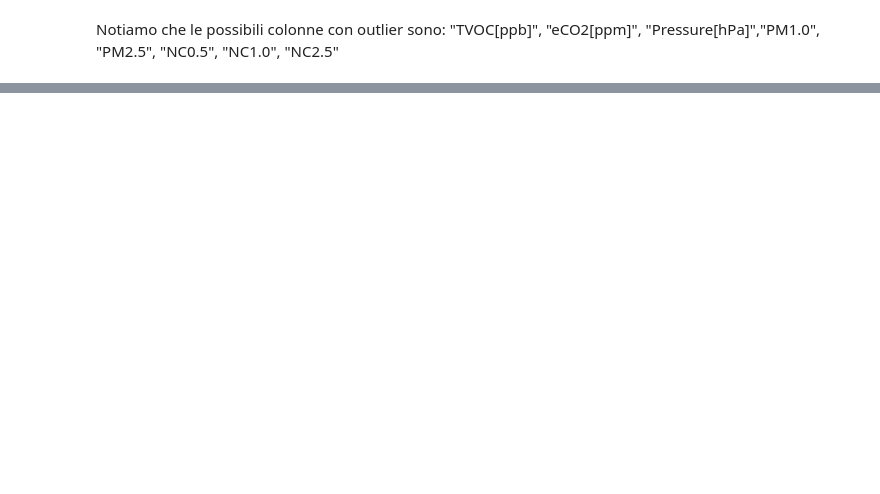
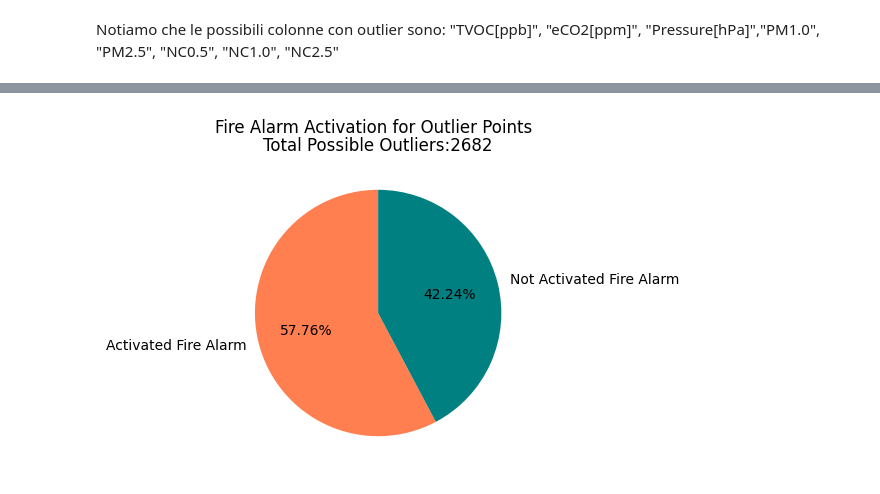
Before and after one commit to bernagit/machine_learning, a Jupyter notebook: main.ipynb, the cells around one changed output, grey strips where cells are left out. Saved outputs shown, nothing was run; the diff lists cells and outputs as text; code cells hidden in the pictures; blank space fills up the shorter version.

```diff
--- a/main.ipynb
+++ b/main.ipynb
@@ -153,16 +126,0 @@ plt.show()
-# %%
-def delete_outliers_q(data, column):
-    quarter_1 = data[column].quantile(0.25)
-    quarter_3 = data[column].quantile(0.75)
-    diff = quarter_3 - quarter_1
-    lower_bound = quarter_1 - 1.5 * diff
-    upper_bound = quarter_3 + 1.5 * diff
-    # print(quarter_1, quarter_3, diff, lower_bound, upper_bound)
-    outliers = data[(data[column] < lower_bound) | (data[column] > upper_bound)]
-    print(f"{outliers.shape[0]} outliers removed in {column}, {outliers['Fire Alarm'].value_counts()}")
-    return data[(data[column] >= lower_bound) & (data[column] <= upper_bound)]
-
-dataset_q = dataset.copy()
-for column in outliers_columns:
-    dataset_q = delete_outliers_q(dataset_q, column)
-    print(dataset_q.shape)
@@ -203,0 +137,16 @@ plt.show()
+# %%
+from scipy.stats import zscore
+
+def delete_outliers_z(data, column, threshold = 3):
+    remaining_data = data[np.abs(zscore(data[column])) < threshold]
+    data.loc[np.abs(zscore(data[column])) > threshold, ("Deleted")] = column
+    outliers = data[np.abs(zscore(data[column])) > threshold]
+    return remaining_data, outliers
+# %%
+dataset_z_score = dataset.copy()
+outliers = pd.DataFrame()
+
+for column in outliers_columns:
+    dataset_z_score, out = delete_outliers_z(dataset_z_score, column)
+    outliers = pd.concat([outliers, out])
+    print(f"Column: {column.ljust(15)} - Found Outliers: {str(out.shape[0]).ljust(7)} - Total Outliers: {outliers.shape[0]}")
@@ -203,0 +162,9 @@ plt.show()
+# %%
+counts = outliers["Fire Alarm"].value_counts()
+plt.figure(figsize=(4, 4))
+plt.pie(counts, labels=["Activated Fire Alarm", "Not Activated Fire Alarm"], autopct='%1.2f%%', startangle=90, colors=["coral", "teal"])
+plt.suptitle("Fire Alarm Activation for Outlier Points")
+plt.title(f"Total Possible Outliers:{outliers.shape[0]}")
+plt.show()
+# %% [output]
+[figure, added]
```
Also changed, not shown: parts of 58 cells of this notebook.
